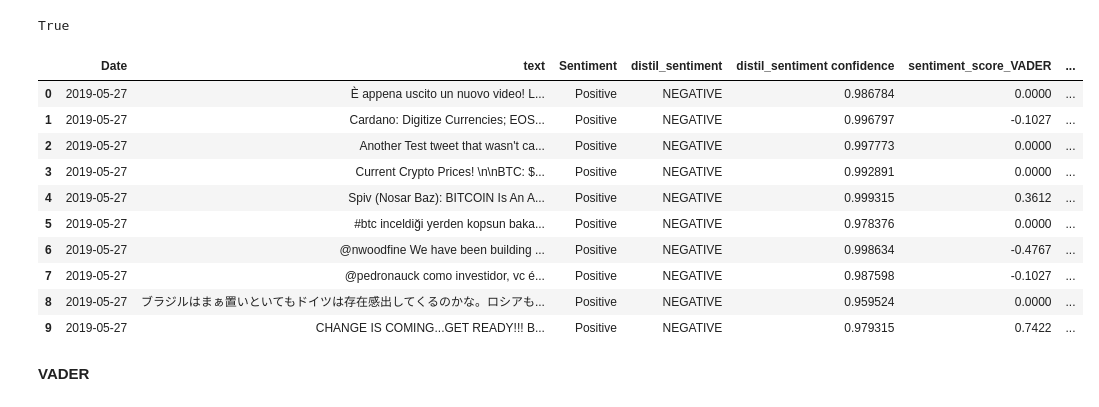
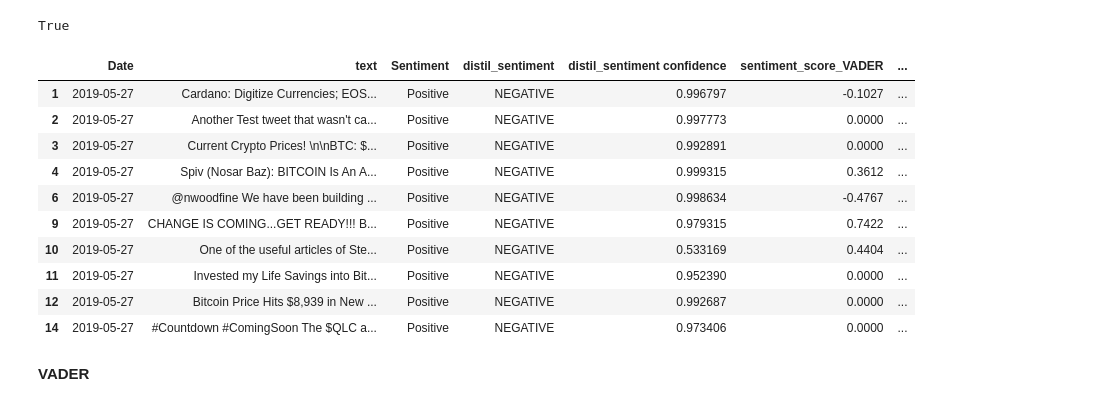
Before and after one commit to Aidasvenc/sentiment-analysis, a Jupyter notebook: marc_sentiment_analysis.ipynb, the cells around one changed output. Drawn from its saved outputs; the diff is of its cells as text; code cells hidden in the pictures.

```diff
--- a/marc_sentiment_analysis.ipynb
+++ b/marc_sentiment_analysis.ipynb
@@ -15,23 +15,23 @@ nltk.download('vader_lexicon')
 [nltk_data]   Package vader_lexicon is already up-to-date!
 True
 # %%
-# import the data
-df_path = r"C:\Users\marc-\OneDrive\Bureau\ML4FIN\sentiment-analysis\dataset_twitter\human_distil_vader_labeled.parquet"
+#import the data
+df_path = r"C:\Users\marc-\OneDrive\Bureau\ML4FIN\sentiment-analysis\dataset_twitter\human_distil_vader_labeled_EN.parquet"
 df = pd.read_parquet(df_path)
 
 df.head(10)
 # %% [output]
 |  | Date | text | Sentiment | distil_sentiment | distil_sentiment confidence | sentiment_score_VADER | ... |
-| 0 | 2019-05-27 | È appena uscito un nuovo video! L... | Positive | NEGATIVE | 0.986784 | 0.0000 | ... |
 | 1 | 2019-05-27 | Cardano: Digitize Currencies; EOS... | Positive | NEGATIVE | 0.996797 | -0.1027 | ... |
 | 2 | 2019-05-27 | Another Test tweet that wasn't ca... | Positive | NEGATIVE | 0.997773 | 0.0000 | ... |
 | 3 | 2019-05-27 | Current Crypto Prices! \n\nBTC: $... | Positive | NEGATIVE | 0.992891 | 0.0000 | ... |
 | 4 | 2019-05-27 | Spiv (Nosar Baz): BITCOIN Is An A... | Positive | NEGATIVE | 0.999315 | 0.3612 | ... |
-| 5 | 2019-05-27 | #btc inceldiği yerden kopsun baka... | Positive | NEGATIVE | 0.978376 | 0.0000 | ... |
 | 6 | 2019-05-27 | @nwoodfine We have been building ... | Positive | NEGATIVE | 0.998634 | -0.4767 | ... |
-| 7 | 2019-05-27 | @pedronauck como investidor, vc é... | Positive | NEGATIVE | 0.987598 | -0.1027 | ... |
-| 8 | 2019-05-27 | ブラジルはまぁ置いといてもドイツは存在感出してくるのかな。ロシアも... | Positive | NEGATIVE | 0.959524 | 0.0000 | ... |
 | 9 | 2019-05-27 | CHANGE IS COMING...GET READY!!! B... | Positive | NEGATIVE | 0.979315 | 0.7422 | ... |
+| 10 | 2019-05-27 | One of the useful articles of Ste... | Positive | NEGATIVE | 0.533169 | 0.4404 | ... |
+| 11 | 2019-05-27 | Invested my Life Savings into Bit... | Positive | NEGATIVE | 0.952390 | 0.0000 | ... |
+| 12 | 2019-05-27 | Bitcoin Price Hits $8,939 in New ... | Positive | NEGATIVE | 0.992687 | 0.0000 | ... |
+| 14 | 2019-05-27 | #Countdown #ComingSoon The $QLC a... | Positive | NEGATIVE | 0.973406 | 0.0000 | ... |
 # %% [markdown]
 **VADER**
 # %%
```
Also changed, not shown: parts of 5 cells of this notebook, 1 other file.
